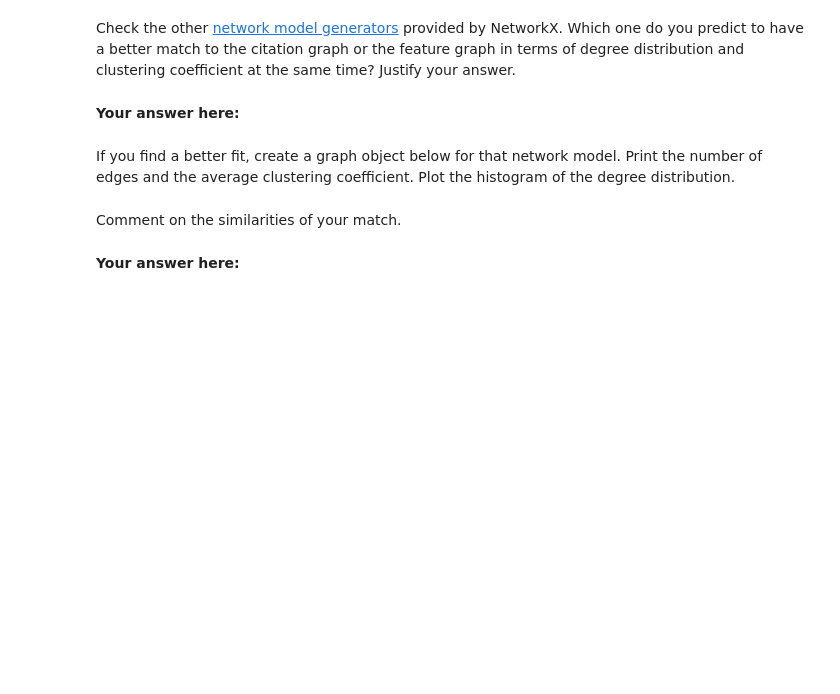
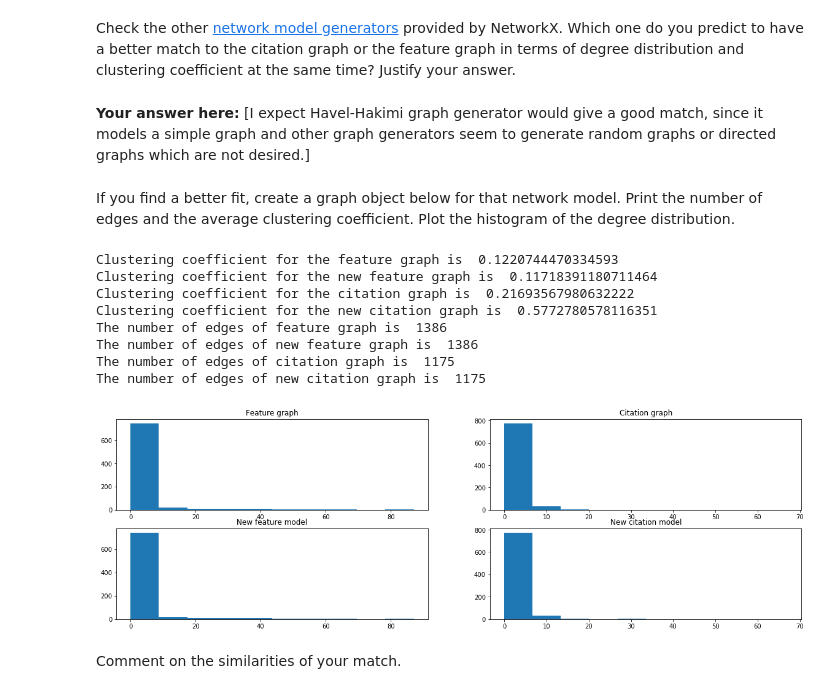
Before and after one commit to xiaohai12/ntds2019, a Jupyter notebook: assignments/1_network_science.ipynb, the cells around one changed output. Drawn from its saved outputs; the diff is of its cells as text; code cells hidden in the pictures; blank space fills up the shorter version.

```diff
--- a/assignments/1_network_science.ipynb
+++ b/assignments/1_network_science.ipynb
@@ -578,6 +646,7 @@ Comment on the values you obtain for the simulated networks. Is there any good m
 # %% [markdown]
 Check the other [network model generators](https://networkx.github.io/documentation/networkx-1.10/reference/generators.html) provided by NetworkX. Which one do you predict to have a better match to the citation graph or the feature graph in terms of degree distribution and clustering coefficient at the same time? Justify your answer.
-# %% [markdown]
-**Your answer here:**
+# %% [markdown]
+**Your answer here:**
+[I expect Havel-Hakimi graph generator would give a good match, since it models a simple graph and other graph generators seem to generate random graphs or directed graphs which are not desired.]
 # %% [markdown]
 If you find a better fit, create a graph object below for that network model. Print the number of edges and the average clustering coefficient. Plot the histogram of the degree distribution.
@@ -586,4 +653,44 @@ If you find a better fit, create a graph object below for that network model. Pr
+# %%
+
+# G_new_feat = nx.expected_degree_graph(feature_degrees,  selfloops= False)
+# G_new_cit = nx.expected_degree_graph(citation_degrees,  selfloops= False)
+G_new_feat = nx.havel_hakimi_graph(feature_degrees)
+G_new_cit = nx.havel_hakimi_graph(citation_degrees)
+
+fig, axes = plt.subplots(2, 2, figsize=(20, 6))
+
+axes[0, 0].set_title('Feature graph')
+axes[0, 0].hist(feature_degrees);
+
+axes[0, 1].set_title('Citation graph')
+axes[0, 1].hist(citation_degrees);
+
+axes[1, 0].set_title('New feature model')
+axes[1, 0].hist([G_new_feat.degree(i) for i in range(n)]);
+
+axes[1, 1].set_title('New citation model')
+axes[1, 1].hist([G_new_cit.degree(i) for i in range(n)]);
+
+
+print('Clustering coefficient for the feature graph is ', nx.average_clustering(G_feature))
+print('Clustering coefficient for the new feature graph is ', nx.average_clustering(G_new_feat))
+print('Clustering coefficient for the citation graph is ', nx.average_clustering(G_citation))
+print('Clustering coefficient for the new citation graph is ', nx.average_clustering(G_new_cit))
+
+
+print('The number of edges of feature graph is ', G_feature.size())
+print('The number of edges of new feature graph is ', G_new_feat.size())
+print('The number of edges of citation graph is ', G_citation.size())
+print('The number of edges of new citation graph is ', G_new_cit.size())
+# %% [output]
+Clustering coefficient for the feature graph is  0.1220744470334593
+Clustering coefficient for the new feature graph is  0.11718391180711464
+Clustering coefficient for the citation graph is  0.21693567980632222
+Clustering coefficient for the new citation graph is  0.5772780578116351
+The number of edges of feature graph is  1386
+The number of edges of new feature graph is  1386
+The number of edges of citation graph is  1175
+The number of edges of new citation graph is  1175
+[figure, added]
 # %% [markdown]
 Comment on the similarities of your match.
-# %% [markdown]
-**Your answer here:**
```
Also changed, not shown: parts of 67 cells of this notebook.
